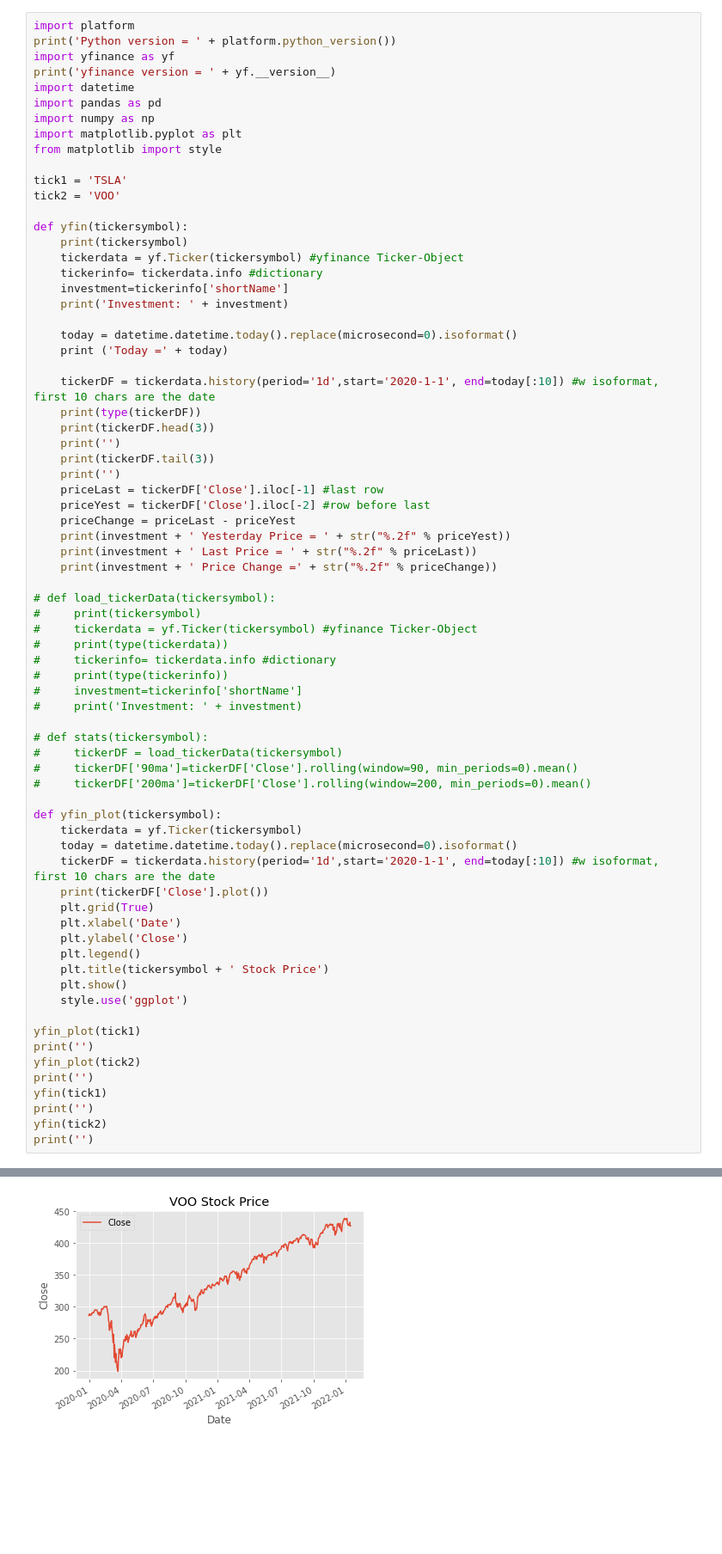
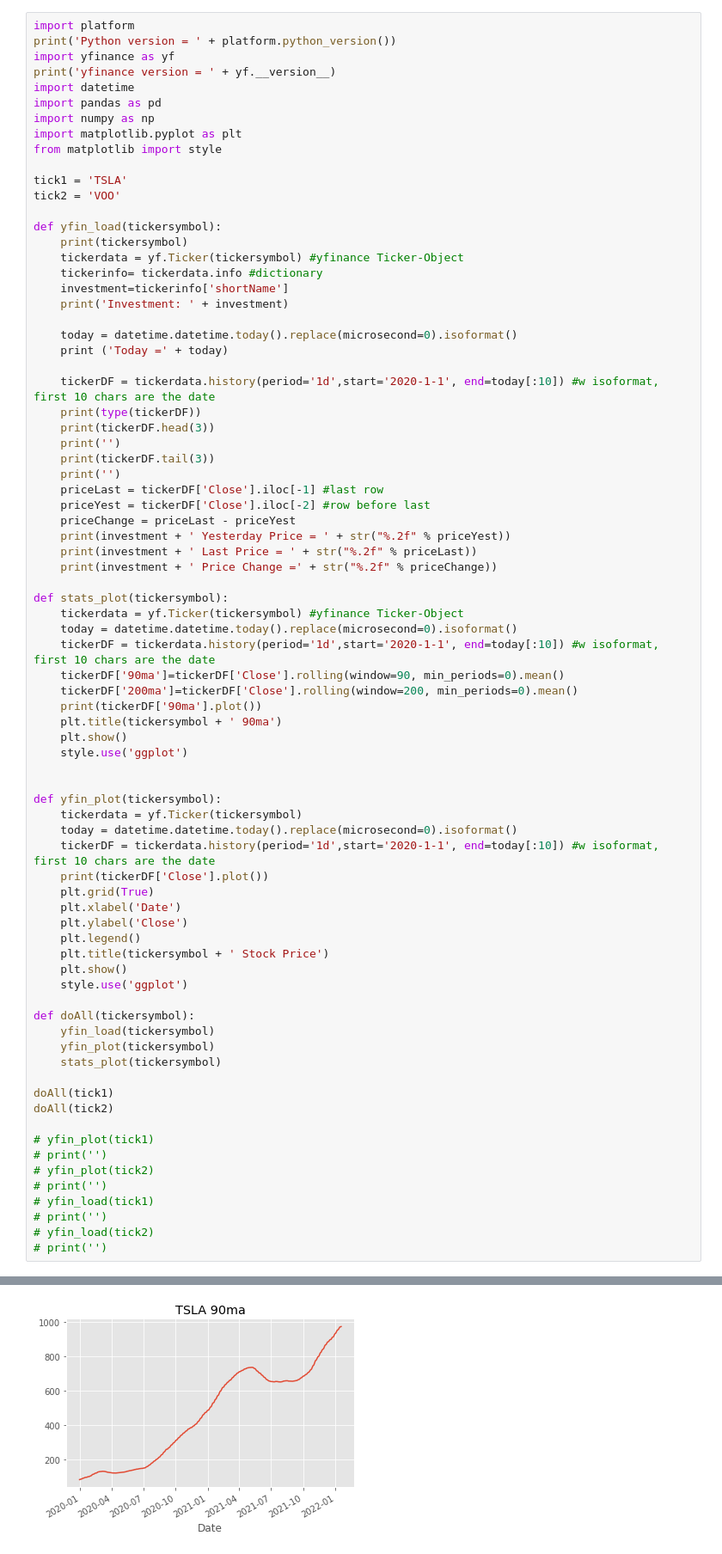
Before and after one commit to jenslah/PythonFinanzen, a Jupyter notebook: YahooData.ipynb, the cells around one changed output, grey strips where cells are left out. Shown at 86% size. Drawn from its saved outputs; the diff is of its cells as text; blank space fills up the shorter version.

```diff
--- a/YahooData.ipynb
+++ b/YahooData.ipynb
@@ -12,7 +12,7 @@ from matplotlib import style
 tick1 = 'TSLA'
 tick2 = 'VOO'
 
-def yfin(tickersymbol):
+def yfin_load(tickersymbol):
     print(tickersymbol)
     tickerdata = yf.Ticker(tickersymbol) #yfinance Ticker-Object
     tickerinfo= tickerdata.info #dictionary
@@ -35,19 +35,17 @@ def yfin(tickersymbol):
     print(investment + ' Last Price = ' + str("%.2f" % priceLast))
     print(investment + ' Price Change =' + str("%.2f" % priceChange))
 
-# def load_tickerData(tickersymbol):
-#     print(tickersymbol)
-#     tickerdata = yf.Ticker(tickersymbol) #yfinance Ticker-Object
-#     print(type(tickerdata))
-#     tickerinfo= tickerdata.info #dictionary
-#     print(type(tickerinfo))
-#     investment=tickerinfo['shortName']
-#     print('Investment: ' + investment)
+def stats_plot(tickersymbol):
+    tickerdata = yf.Ticker(tickersymbol) #yfinance Ticker-Object
+    today = datetime.datetime.today().replace(microsecond=0).isoformat()
+    tickerDF = tickerdata.history(period='1d',start='2020-1-1', end=today[:10]) #w isoformat, first 10 chars are the date
+    tickerDF['90ma']=tickerDF['Close'].rolling(window=90, min_periods=0).mean()
+    tickerDF['200ma']=tickerDF['Close'].rolling(window=200, min_periods=0).mean()
+    print(tickerDF['90ma'].plot())
+    plt.title(tickersymbol + ' 90ma')
+    plt.show()
+    style.use('ggplot')
 
-# def stats(tickersymbol):
-#     tickerDF = load_tickerData(tickersymbol)
-#     tickerDF['90ma']=tickerDF['Close'].rolling(window=90, min_periods=0).mean()
-#     tickerDF['200ma']=tickerDF['Close'].rolling(window=200, min_periods=0).mean()
 
 def yfin_plot(tickersymbol):
     tickerdata = yf.Ticker(tickersymbol)
@@ -62,14 +60,22 @@ def yfin_plot(tickersymbol):
     plt.show()
     style.use('ggplot')
 
-yfin_plot(tick1)
-print('')
-yfin_plot(tick2)
-print('')
-yfin(tick1)
-print('')
-yfin(tick2)
-print('')
+def doAll(tickersymbol):
+    yfin_load(tickersymbol)
+    yfin_plot(tickersymbol)
+    stats_plot(tickersymbol)
+
+doAll(tick1)
+doAll(tick2)
+
+# yfin_plot(tick1)
+# print('')
+# yfin_plot(tick2)
+# print('')
+# yfin_load(tick1)
+# print('')
+# yfin_load(tick2)
+# print('')
 # %% [output]
 Python version = 3.9.5
 yfinance version = 0.1.69
@@ -76,4 +96,4 @@ yfinance version = 0.1.69
 AxesSubplot(0.125,0.2;0.775x0.68)
 [figure]
 AxesSubplot(0.125,0.2;0.775x0.68)
-[figure, old version]
+[figure, new version]
```
Also changed, not shown: parts of 1 cell of this notebook.
